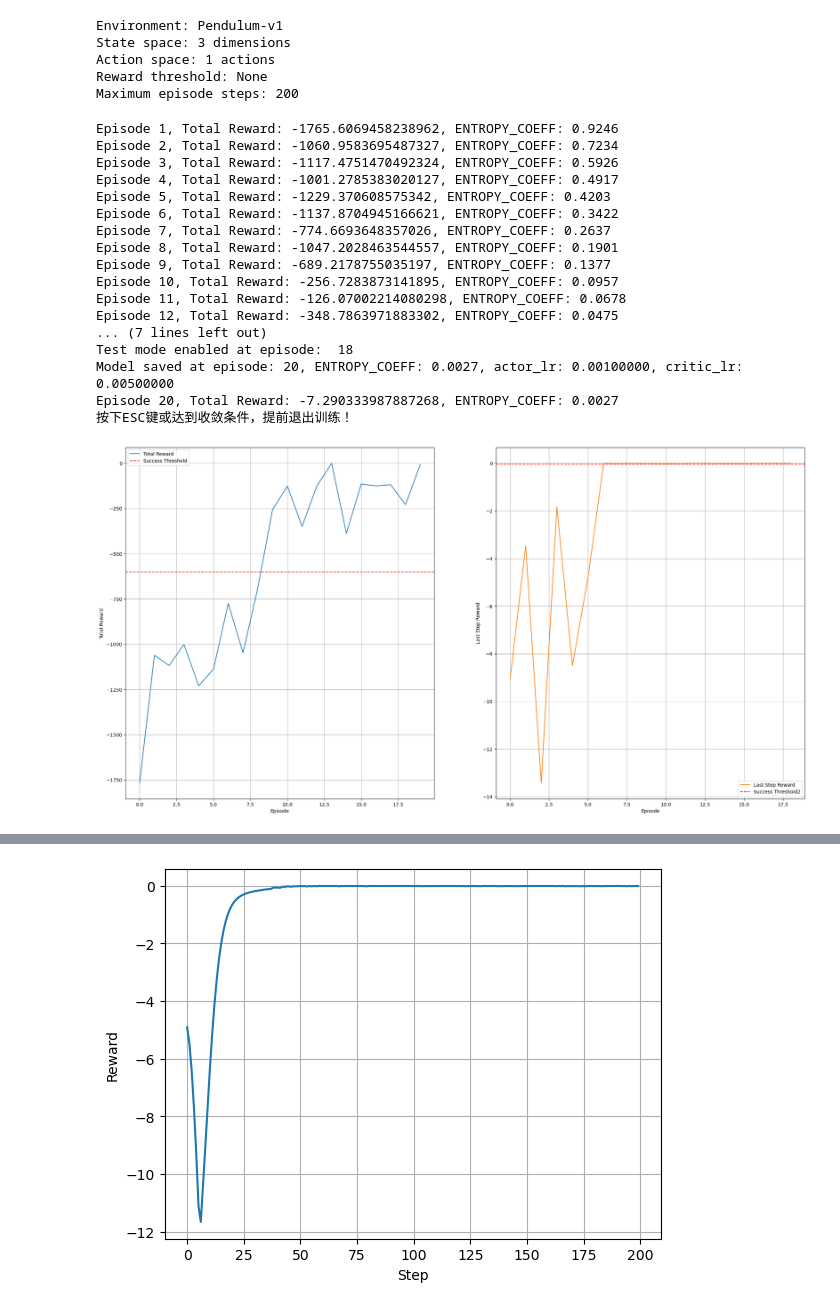
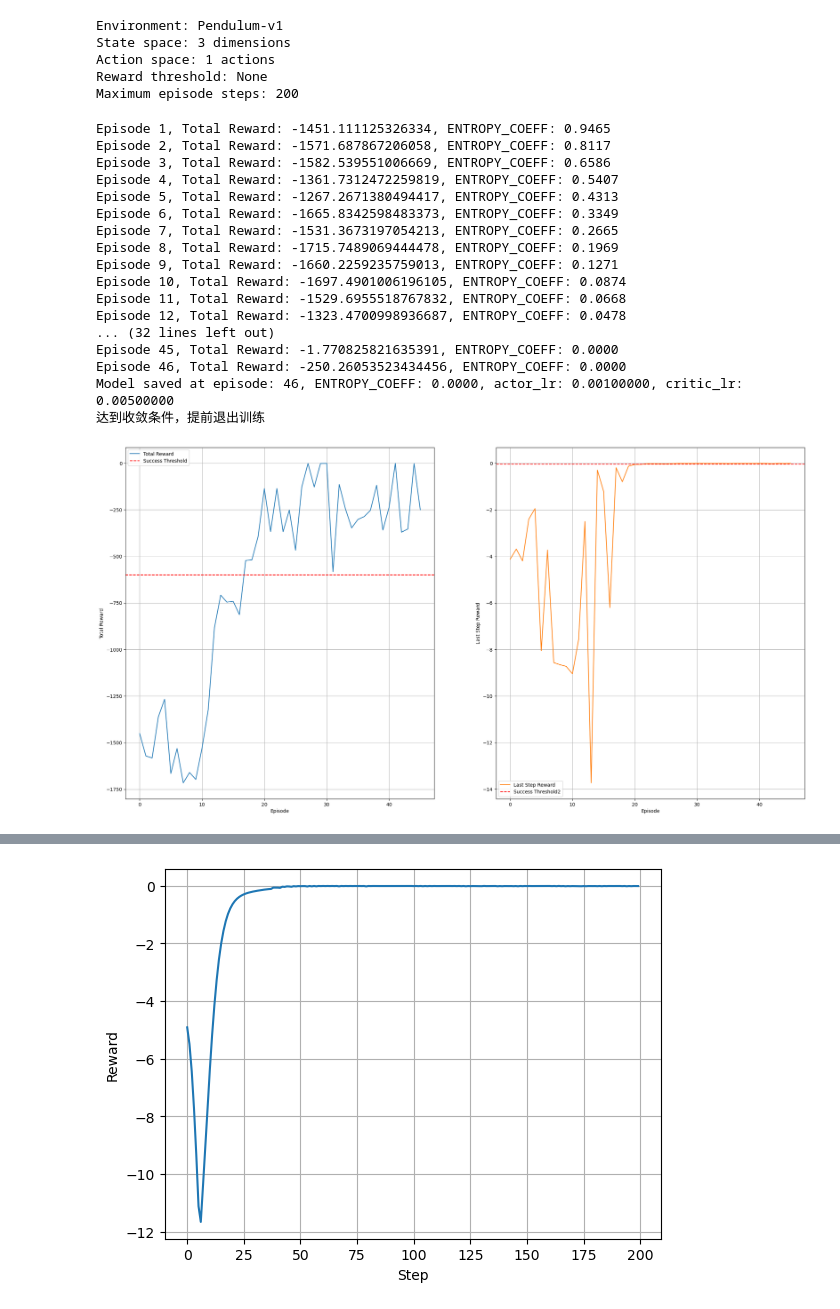
Before and after one commit to WhizZest/Book_Code_RL, a Jupyter notebook: ch10_确定性策略梯度/SA2C.ipynb, the cells around one changed output, grey strips where cells are left out. Cells and saved outputs as stored; diff of their text form; code cells hidden in the pictures.

```diff
--- a/ch10_确定性策略梯度/SA2C.ipynb
+++ b/ch10_确定性策略梯度/SA2C.ipynb
@@ -268,7 +268,7 @@ def train_actor_critic(env_name="Pendulum-v1",
     last_step_rewards = []
     weights_policys_used = False
     Threshold1 = -600
-    Threshold2 = -0.04
+    Threshold2 = -0.001
     bTest = False
 
     if waveformGraph:
@@ -365,11 +365,11 @@ def train_actor_critic(env_name="Pendulum-v1",
                 truncated_entropies = (normal_entropies / normalization_constant + torch.log(normalization_constant)).sum(dim=1)
                 truncated_entropies = truncated_entropies.view(batch_size, n_steps)'''
                 # action_probs、truncated_entropies对n_steps平均
-                log_probs = log_probs.mean(dim=1)
+                log_probs_means = log_probs.mean(dim=1)
                 #truncated_entropies = truncated_entropies.mean(dim=1)
                 # 策略重要性修正权重
                 if weights_policys_used:
-                    weights_policys = torch.exp(log_probs - old_log_probs.sum(dim=1)).clamp(0.6667, 1.5) # 避免权重过大
+                    weights_policys = torch.exp(log_probs_means - old_log_probs.sum(dim=1)).clamp(0.6667, 1.5) # 避免权重过大
                 else:
                     weights_policys = torch.ones(batch_size, dtype=torch.float32)
                 # 批量计算 values和 next_values
@@ -378,7 +378,7 @@ def train_actor_critic(env_name="Pendulum-v1",
                 # 计算 G_ns，暂时不考虑lambda加权回报
                 G_ns = rewards[:, -1] + gammas[-1] * next_values # 不需要done，因为游戏没有终止状态，只有时间截断状态
                 for n in range(n_steps):
-                    G_ns -= gammas[n] * ENTROPY_COEFF * log_probs
+                    G_ns -= gammas[n] * ENTROPY_COEFF * log_probs[:, n]
                 td_errors = G_ns.detach() - values
                 #all_states = states + [next_state]
                 '''all_states_np = np.array([states[0], next_state])
@@ -417,18 +417,18 @@ def train_actor_critic(env_name="Pendulum-v1",
                 # 计算 G_ns，暂时不考虑lambda加权回报
                 G_ns = rewards[:, -1] + gammas[-1] * next_values # 不需要done，因为游戏没有终止状态，只有时间截断状态
                 for n in range(n_steps):
-                    G_ns -= gammas[n] * ENTROPY_COEFF * log_probs
+                    G_ns -= gammas[n] * ENTROPY_COEFF * log_probs[:, n]
                 td_errors = G_ns - values
 
                 # Update Actor (Policy Gradient)
-                actor_loss = -torch.mean(log_probs * td_errors.detach() * weights * weights_policys - ENTROPY_COEFF * log_probs)
+                actor_loss = -torch.mean(log_probs_means * td_errors.detach() * weights * weights_policys - ENTROPY_COEFF * log_probs_means)
                 #actor_loss = -torch.dot(torch.log(action_probs), td_errors.detach() * weights_current_tensor)
                 actor_optimizer.zero_grad()
                 actor_loss.backward()
                 actor_optimizer.step()
 
                 # 更新熵正则化系数
-                ENTROPY_COEFF_loss = -(log_ENTROPY_COEFF * (log_probs + target_entropy).detach()).mean()
+                ENTROPY_COEFF_loss = -(log_ENTROPY_COEFF * (log_probs_means + target_entropy).detach()).mean()
                 ENTROPY_COEFF_optimizer.zero_grad()
                 ENTROPY_COEFF_loss.backward()
                 ENTROPY_COEFF_optimizer.step()
@@ -490,18 +490,18 @@ def train_actor_critic(env_name="Pendulum-v1",
         #if env.spec.reward_threshold is not None:
         if total_reward >= Threshold1:
             success_count += 1
-            if success_count >= 20 and last_step_rewards[-1] > -0.001:
+            if success_count >= 20 and last_step_rewards[-1] > Threshold2:
                 # 保存模型：actor和critic
                 torch.save(actor.state_dict(), env_name + '_SA2C_actor.pth')
                 torch.save(critic.state_dict(), env_name + '_SA2C_critic.pth')
                 print(f"Model saved at episode: {episode + 1}, ENTROPY_COEFF: {ENTROPY_COEFF:.4F}, actor_lr: {actor_optimizer.param_groups[0]['lr']:.8f}, critic_lr: {critic_optimizer.param_groups[0]['lr']:.8f}")
                 print(f"达到收敛条件，提前退出训练")
                 break
-            if last_step_rewards[-1] >= Threshold2:
+            '''if last_step_rewards[-1] >= Threshold2:
                 success_count2 += 1
             else:
                 success_count2 = 0
-            '''current_actor_lr = actor_optimizer.param_groups[0]['lr']
+            current_actor_lr = actor_optimizer.param_groups[0]['lr']
             current_critic_lr = critic_optimizer.param_groups[0]['lr']
             if success_count >= success_episodes and success_count2 >= success_episodes and success_count2 % 10 == 0: # 降低学习率
                 actor_optimizer.param_groups[0]['lr'] = max(current_actor_lr * 0.5, actor_lr * 0.001)
@@ -514,7 +514,7 @@ def train_actor_critic(env_name="Pendulum-v1",
             actor_optimizer.param_groups[0]['lr'] = actor_lr
             critic_optimizer.param_groups[0]['lr'] = critic_lr
 
-        if success_count >= 10 and success_count2 >= 10:
+        '''if success_count >= 10 and success_count2 >= 10:
             if bTest == False:
                 print("Test mode enabled at episode: ", episode)
             bTest = True
@@ -524,7 +524,7 @@ def train_actor_critic(env_name="Pendulum-v1",
             if bTest == True:
                 print("Test mode disabled at episode: ", episode)
             bTest = False
-        '''if success_count >= 20:
+        if success_count >= 20:
             ENTROPY_COEFF = 0.0'''
         if bExit:
             print(f"按下ESC键或达到收敛条件，提前退出训练！")
@@ -539,46 +539,46 @@ def train_actor_critic(env_name="Pendulum-v1",
 # %%
 # 在新窗口中显示图像
 %matplotlib qt
 actor_net, critic_net, total_rewards, last_step_rewards = train_actor_critic(env_name="Pendulum-v1",
                     actor_lr=1e-3,
                     critic_lr=5e-3,
                     gamma=0.99,
                     max_episodes=50000,
                     max_timesteps=1000,
                     success_episodes=50,
                     waveformGraph=True,
                     outputLog=True,
-                    n_steps=1,
+                    n_steps=5,
                     lambda_=1,
                     alpha=0.6,
                     replay_buffer_capacity=100000,
                     batch_size=128,
                     beta=0.4,
                     beta_increment=1e-4)
 # %% [output]
 Environment: Pendulum-v1
 State space: 3 dimensions
 Action space: 1 actions
 Reward threshold: None
 Maximum episode steps: 200
-Episode 1, Total Reward: -1765.6069458238962, ENTROPY_COEFF: 0.9246
-Episode 2, Total Reward: -1060.9583695487327, ENTROPY_COEFF: 0.7234
-Episode 3, Total Reward: -1117.4751470492324, ENTROPY_COEFF: 0.5926
-Episode 4, Total Reward: -1001.2785383020127, ENTROPY_COEFF: 0.4917
-Episode 5, Total Reward: -1229.370608575342, ENTROPY_COEFF: 0.4203
-Episode 6, Total Reward: -1137.8704945166621, ENTROPY_COEFF: 0.3422
-Episode 7, Total Reward: -774.6693648357026, ENTROPY_COEFF: 0.2637
-Episode 8, Total Reward: -1047.2028463544557, ENTROPY_COEFF: 0.1901
-Episode 9, Total Reward: -689.2178755035197, ENTROPY_COEFF: 0.1377
-Episode 10, Total Reward: -256.7283873141895, ENTROPY_COEFF: 0.0957
-Episode 11, Total Reward: -126.07002214080298, ENTROPY_COEFF: 0.0678
-Episode 12, Total Reward: -348.7863971883302, ENTROPY_COEFF: 0.0475
-... (7 lines left out)
-Test mode enabled at episode:  18
-Model saved at episode: 20, ENTROPY_COEFF: 0.0027, actor_lr: 0.00100000, critic_lr: 0.00500000
-Episode 20, Total Reward: -7.290333987887268, ENTROPY_COEFF: 0.0027
-按下ESC键或达到收敛条件，提前退出训练！
+Episode 1, Total Reward: -1451.111125326334, ENTROPY_COEFF: 0.9465
+Episode 2, Total Reward: -1571.687867206058, ENTROPY_COEFF: 0.8117
+Episode 3, Total Reward: -1582.539551006669, ENTROPY_COEFF: 0.6586
+Episode 4, Total Reward: -1361.7312472259819, ENTROPY_COEFF: 0.5407
+Episode 5, Total Reward: -1267.2671380494417, ENTROPY_COEFF: 0.4313
+Episode 6, Total Reward: -1665.8342598483373, ENTROPY_COEFF: 0.3349
+Episode 7, Total Reward: -1531.3673197054213, ENTROPY_COEFF: 0.2665
+Episode 8, Total Reward: -1715.7489069444478, ENTROPY_COEFF: 0.1969
+Episode 9, Total Reward: -1660.2259235759013, ENTROPY_COEFF: 0.1271
+Episode 10, Total Reward: -1697.4901006196105, ENTROPY_COEFF: 0.0874
+Episode 11, Total Reward: -1529.6955518767832, ENTROPY_COEFF: 0.0668
+Episode 12, Total Reward: -1323.4700998936687, ENTROPY_COEFF: 0.0478
+... (32 lines left out)
+Episode 45, Total Reward: -1.770825821635391, ENTROPY_COEFF: 0.0000
+Episode 46, Total Reward: -250.26053523434456, ENTROPY_COEFF: 0.0000
+Model saved at episode: 46, ENTROPY_COEFF: 0.0000, actor_lr: 0.00100000, critic_lr: 0.00500000
+达到收敛条件，提前退出训练
-[figure, old version]
+[figure, new version]
 # %%
 import gym
 import time
```
Also changed, not shown: parts of 1 cell of this notebook.
